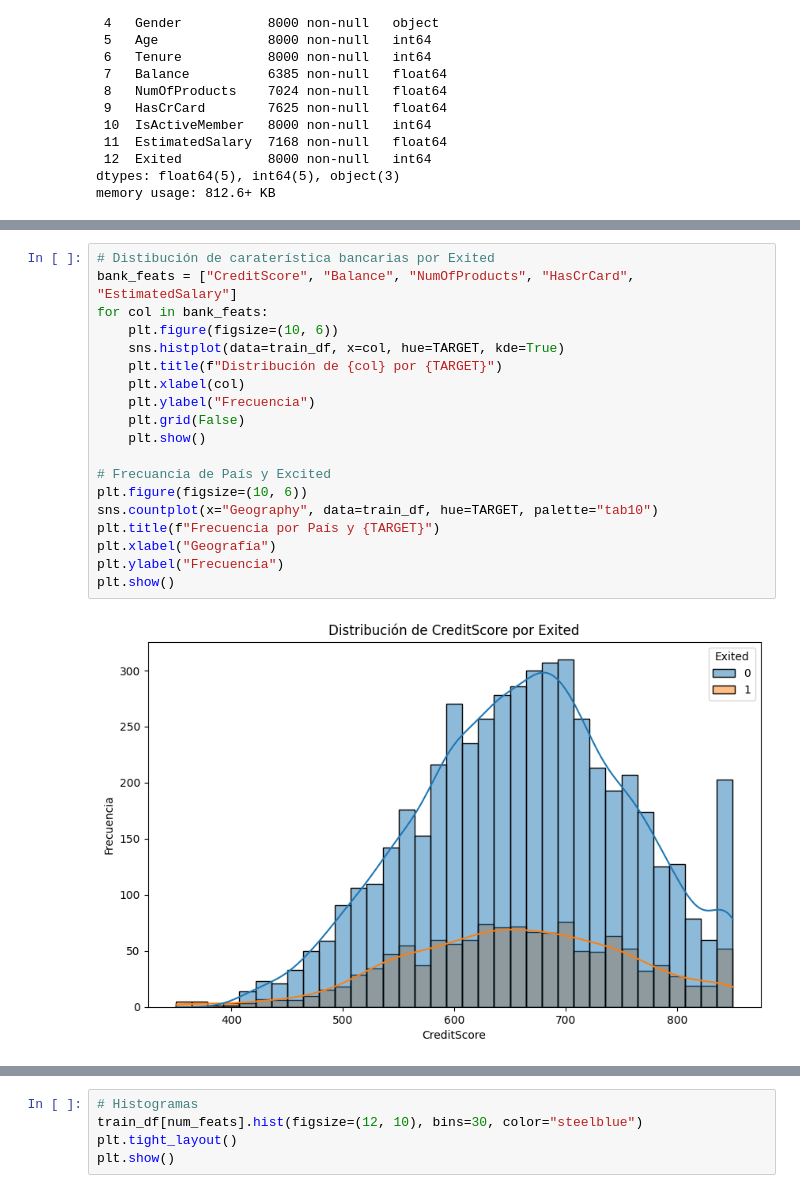
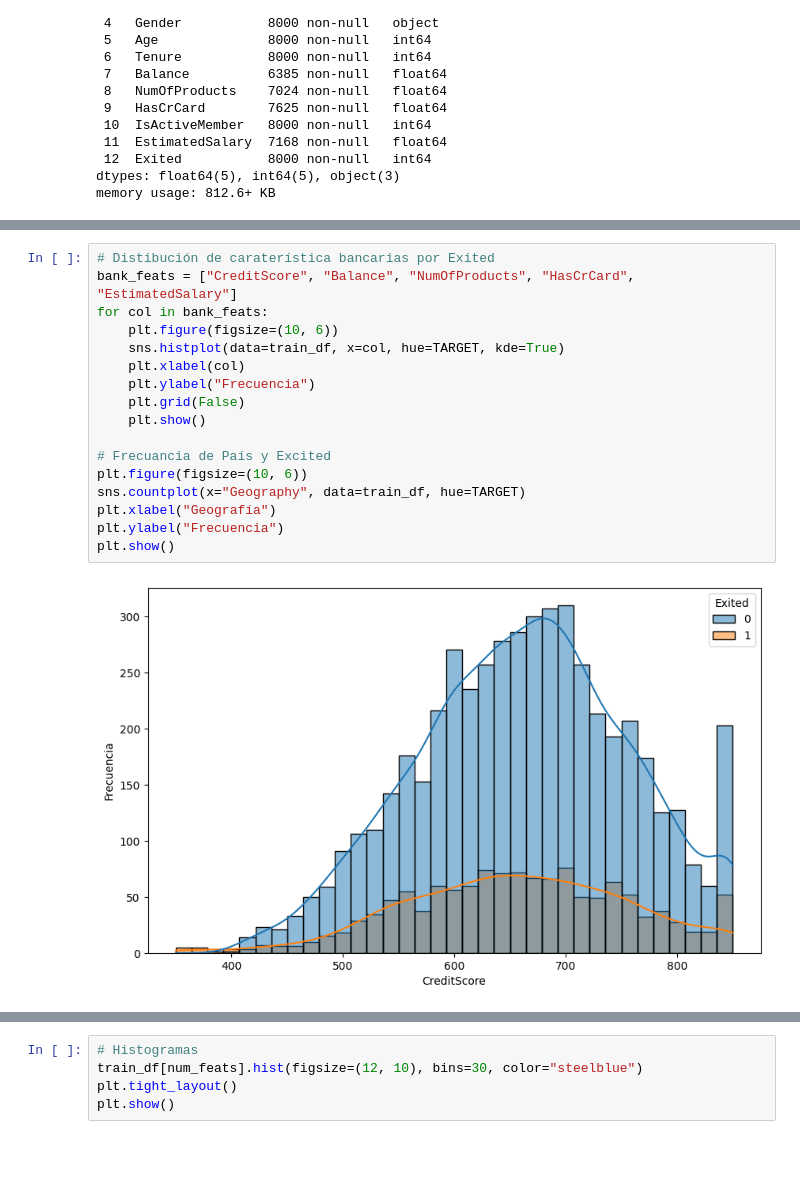
Before and after one commit to Pacatro/client_retention, a Jupyter notebook: main.ipynb, the cells around one changed output, grey strips where cells are left out. Saved outputs shown, nothing was run; the diff lists cells and outputs as text; blank space fills up the shorter version.

```diff
--- a/main.ipynb
+++ b/main.ipynb
@@ -181,21 +180,19 @@ plt.show()
 # %%
 # Distibución de caraterística bancarias por Exited
 bank_feats = ["CreditScore", "Balance", "NumOfProducts", "HasCrCard", "EstimatedSalary"]
 for col in bank_feats:
     plt.figure(figsize=(10, 6))
     sns.histplot(data=train_df, x=col, hue=TARGET, kde=True)
-    plt.title(f"Distribución de {col} por {TARGET}")
     plt.xlabel(col)
     plt.ylabel("Frecuencia")
     plt.grid(False)
     plt.show()
 
 # Frecuancia de País y Excited
 plt.figure(figsize=(10, 6))
-sns.countplot(x="Geography", data=train_df, hue=TARGET, palette="tab10")
-plt.title(f"Frecuencia por País y {TARGET}")
+sns.countplot(x="Geography", data=train_df, hue=TARGET)
 plt.xlabel("Geografía")
 plt.ylabel("Frecuencia")
 plt.show()
 # %% [output]
-[figure, old version]
+[figure, new version]
```
Also changed, not shown: parts of 8 cells of this notebook, 5 other files.
